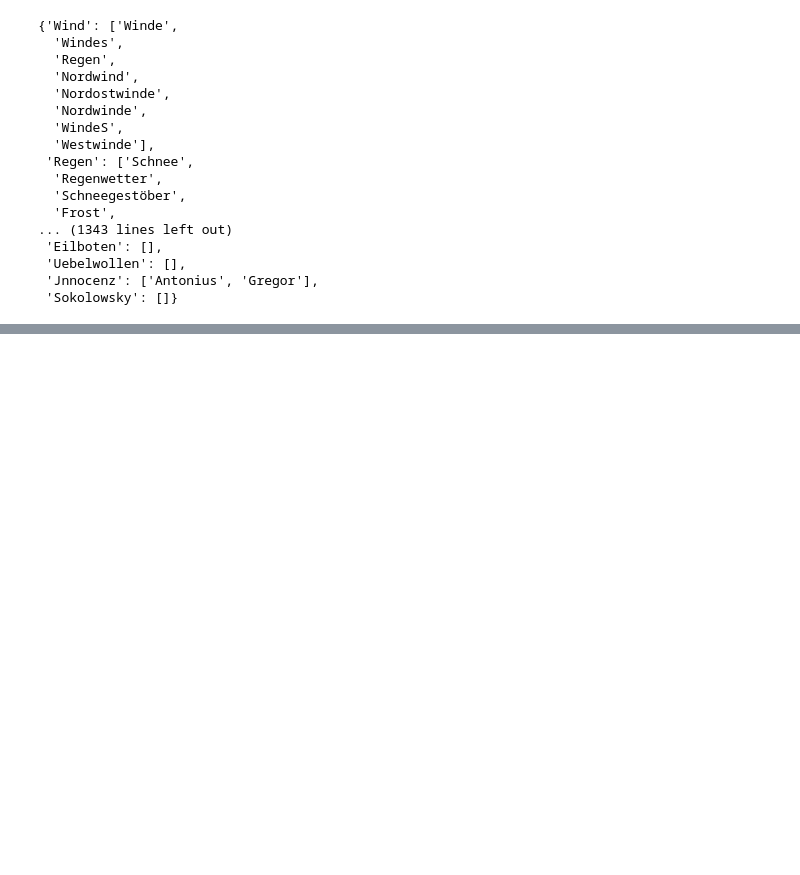
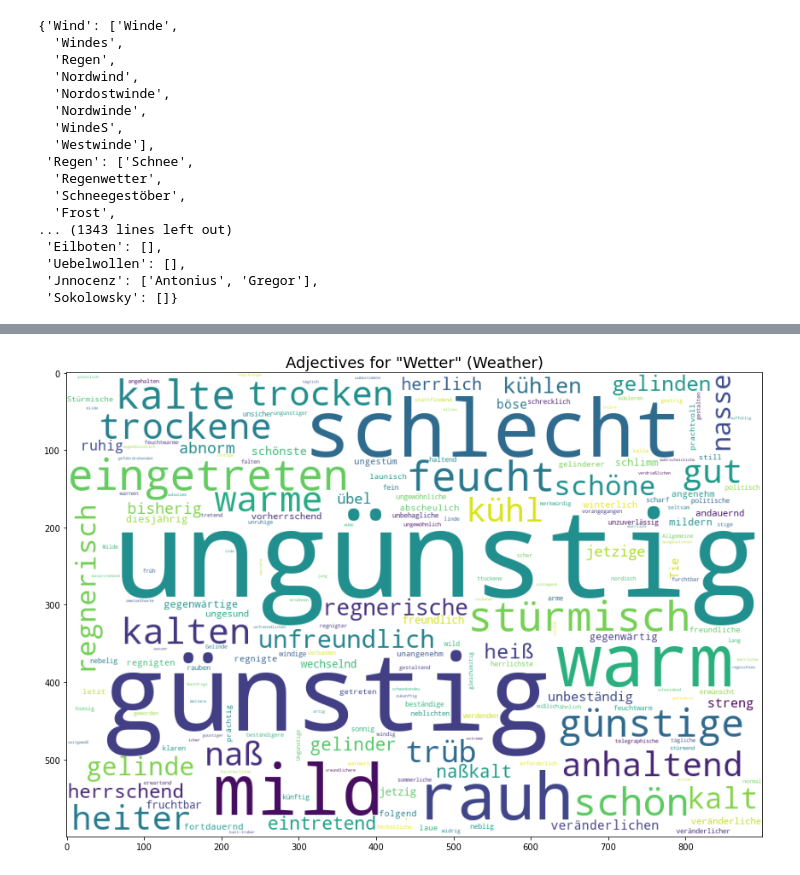
Before and after one commit to krkryger/clim-dist, a Jupyter notebook: notebooks/analysis.ipynb, the cells around one changed output, grey strips where cells are left out. Drawn from its saved outputs; the diff is of its cells as text; code cells hidden in the pictures; blank space fills up the shorter version.

```diff
--- a/notebooks/analysis.ipynb
+++ b/notebooks/analysis.ipynb
@@ -150,0 +225,9 @@ common_wea[:100]
+# %%
+wc = WordCloud(background_color='white', width=900, height=600)
+wc.generate_from_frequencies(df_wetter['Wetter'].value_counts().to_dict())
+plt.figure(figsize=(15,10))
+plt.imshow(wc)
+plt.title('Adjectives for "Wetter" (Weather)', size=18)
+plt.show()
+# %% [output]
+[figure, added]
```
Also changed, not shown: parts of 22 cells of this notebook, 3 other files.
